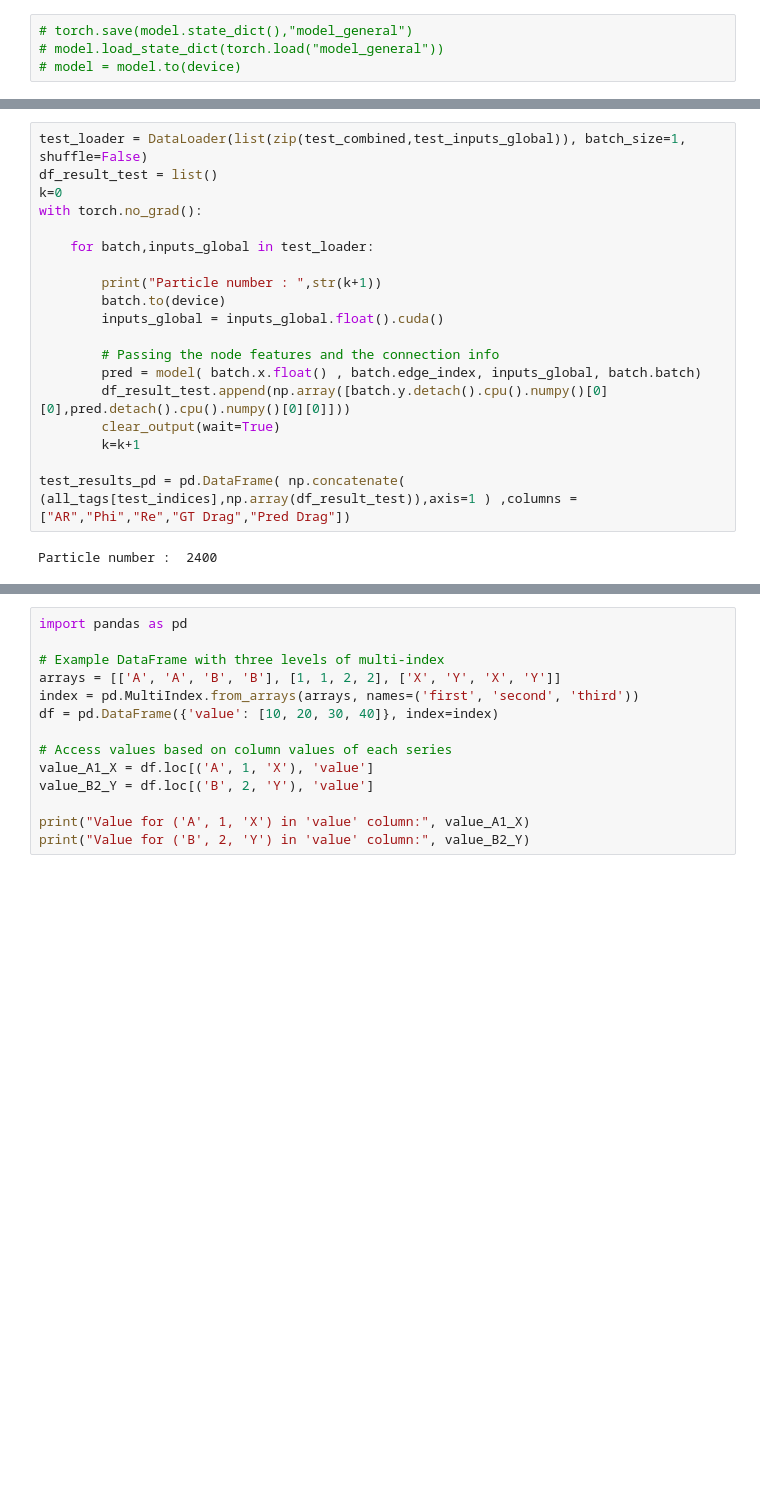
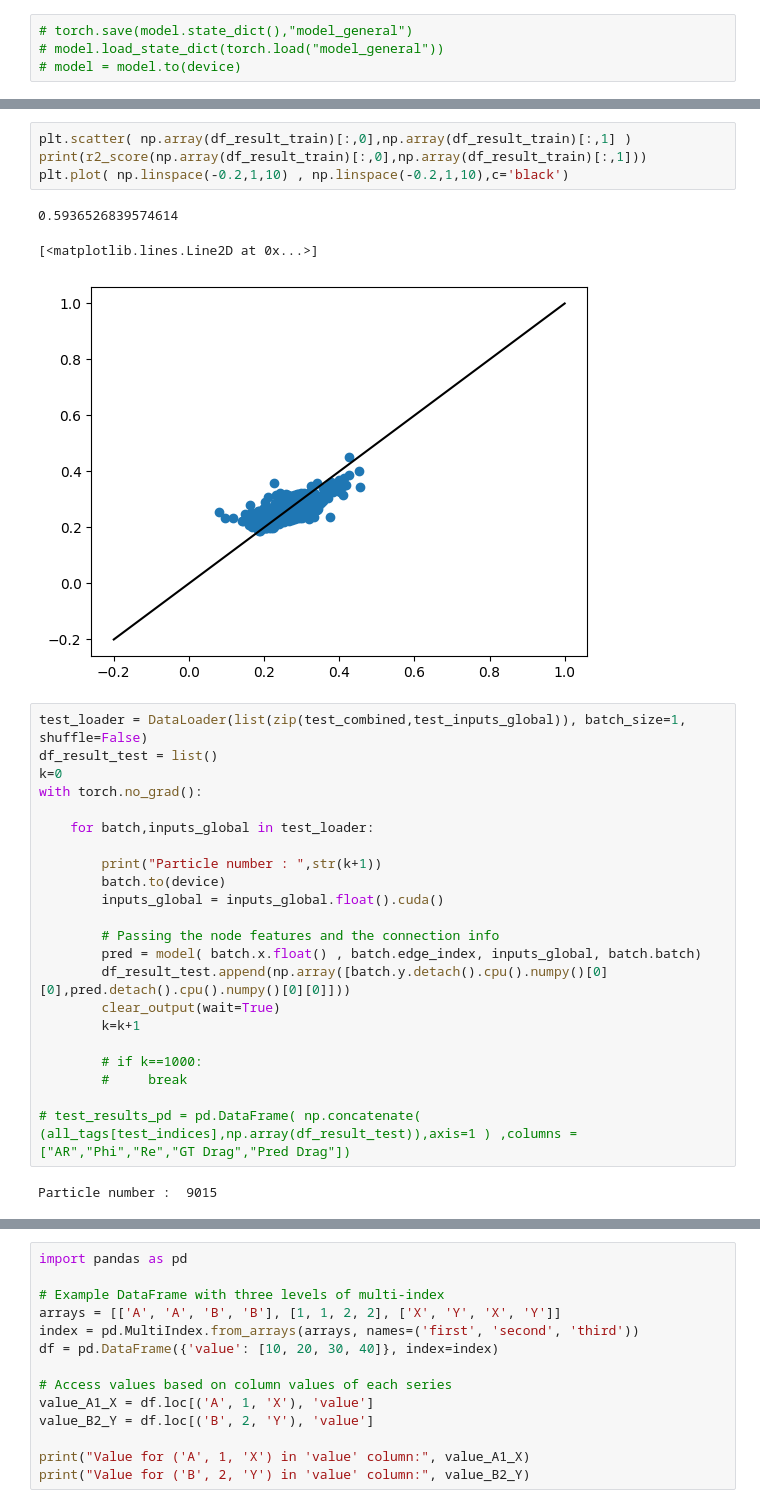
Before and after one commit to neilashwinraj/GNN, a Jupyter notebook: Particle_GNN_simple_connections.ipynb, the cells around one changed output, grey strips where cells are left out. Saved outputs shown, nothing was run; the diff lists cells and outputs as text; blank space fills up the shorter version.

```diff
--- a/Particle_GNN_simple_connections.ipynb
+++ b/Particle_GNN_simple_connections.ipynb
@@ -594,3 +651,11 @@ train_results_pd = pd.DataFrame( np.concatenate( (all_tags[train_indices],np.arr
+# %%
+plt.scatter( np.array(df_result_train)[:,0],np.array(df_result_train)[:,1] )
+print(r2_score(np.array(df_result_train)[:,0],np.array(df_result_train)[:,1]))
+plt.plot( np.linspace(-0.2,1,10) , np.linspace(-0.2,1,10),c='black')
+# %% [output]
+0.5936526839574614
+[<matplotlib.lines.Line2D at 0x...>]
+[figure, added]
 # %%
 test_loader = DataLoader(list(zip(test_combined,test_inputs_global)), batch_size=1, shuffle=False)
 df_result_test = list()
@@ -609,6 +674,9 @@ with torch.no_grad():
         clear_output(wait=True)
         k=k+1
 
-test_results_pd = pd.DataFrame( np.concatenate( (all_tags[test_indices],np.array(df_result_test)),axis=1 ) ,columns = ["AR","Phi","Re","GT Drag","Pred Drag"])
+        # if k==1000:
+        #     break
+
+# test_results_pd = pd.DataFrame( np.concatenate( (all_tags[test_indices],np.array(df_result_test)),axis=1 ) ,columns = ["AR","Phi","Re","GT Drag","Pred Drag"])
 # %% [output]
-Particle number :  2400
+Particle number :  9015
```
Also changed, not shown: parts of 15 cells of this notebook, 1 other file.
